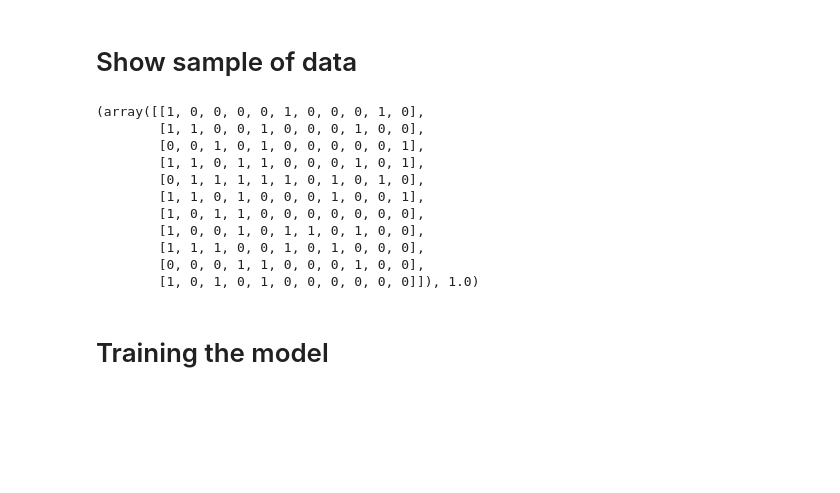
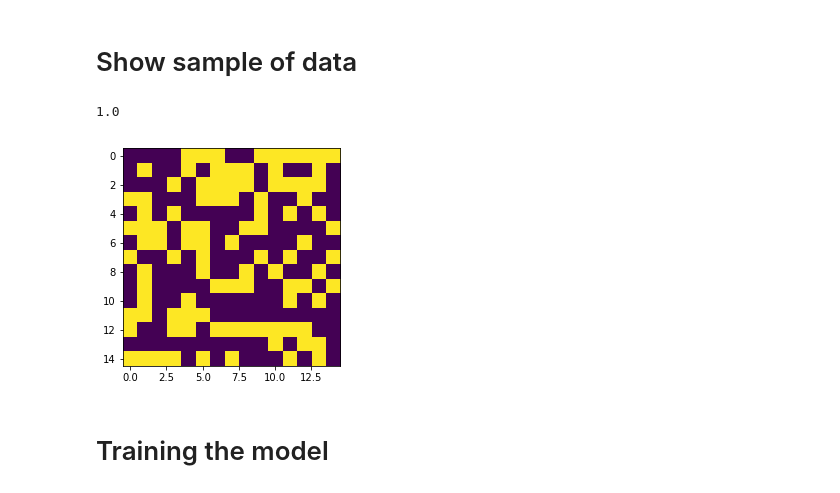
Before and after one commit to nahumsa/Percolation, a Jupyter notebook: Percolation_ML.ipynb, the cells around one changed output. Cells and saved outputs as stored; diff of their text form; code cells hidden in the pictures; blank space fills up the shorter version.

```diff
--- a/Percolation_ML.ipynb
+++ b/Percolation_ML.ipynb
@@ -53,8 +55,8 @@ def writing_data(samples, n, prob):
 # %%
+n = 15
 model = keras.Sequential([
-    keras.layers.Flatten(input_shape=(11, 11)),
-    keras.layers.Dense(128, activation=tf.nn.relu),
-    keras.layers.Dense(128, activation= tf.nn.relu),
+    keras.layers.Flatten(input_shape=(n, n)),
+    keras.layers.Dense(256, activation=tf.nn.relu),
     keras.layers.Dense(2, activation=tf.nn.softmax)
 ])
 model.compile(optimizer='adam',
@@ -68,23 +70,15 @@ Colocations handled automatically by placer.
 # Make the Training data
 # %%
 #traning data
-td,tr = writing_data(1000,11,0.5)
+td,tr = writing_data(1000,n,0.5)
 # %% [markdown]
 # Show sample of data
 # %%
-td[0], tr[0]
+plt.imshow(td[0])
+print(tr[0])
 # %% [output]
-(array([[1, 0, 0, 0, 0, 1, 0, 0, 0, 1, 0],
-        [1, 1, 0, 0, 1, 0, 0, 0, 1, 0, 0],
-        [0, 0, 1, 0, 1, 0, 0, 0, 0, 0, 1],
-        [1, 1, 0, 1, 1, 0, 0, 0, 1, 0, 1],
-        [0, 1, 1, 1, 1, 1, 0, 1, 0, 1, 0],
-        [1, 1, 0, 1, 0, 0, 0, 1, 0, 0, 1],
-        [1, 0, 1, 1, 0, 0, 0, 0, 0, 0, 0],
-        [1, 0, 0, 1, 0, 1, 1, 0, 1, 0, 0],
-        [1, 1, 1, 0, 0, 1, 0, 1, 0, 0, 0],
-        [0, 0, 0, 1, 1, 0, 0, 0, 1, 0, 0],
-        [1, 0, 1, 0, 1, 0, 0, 0, 0, 0, 0]]), 1.0)
+1.0
+[figure, added]
 # %% [markdown]
 # Training the model
 # %%
```
Also changed, not shown: parts of 18 cells of this notebook.
